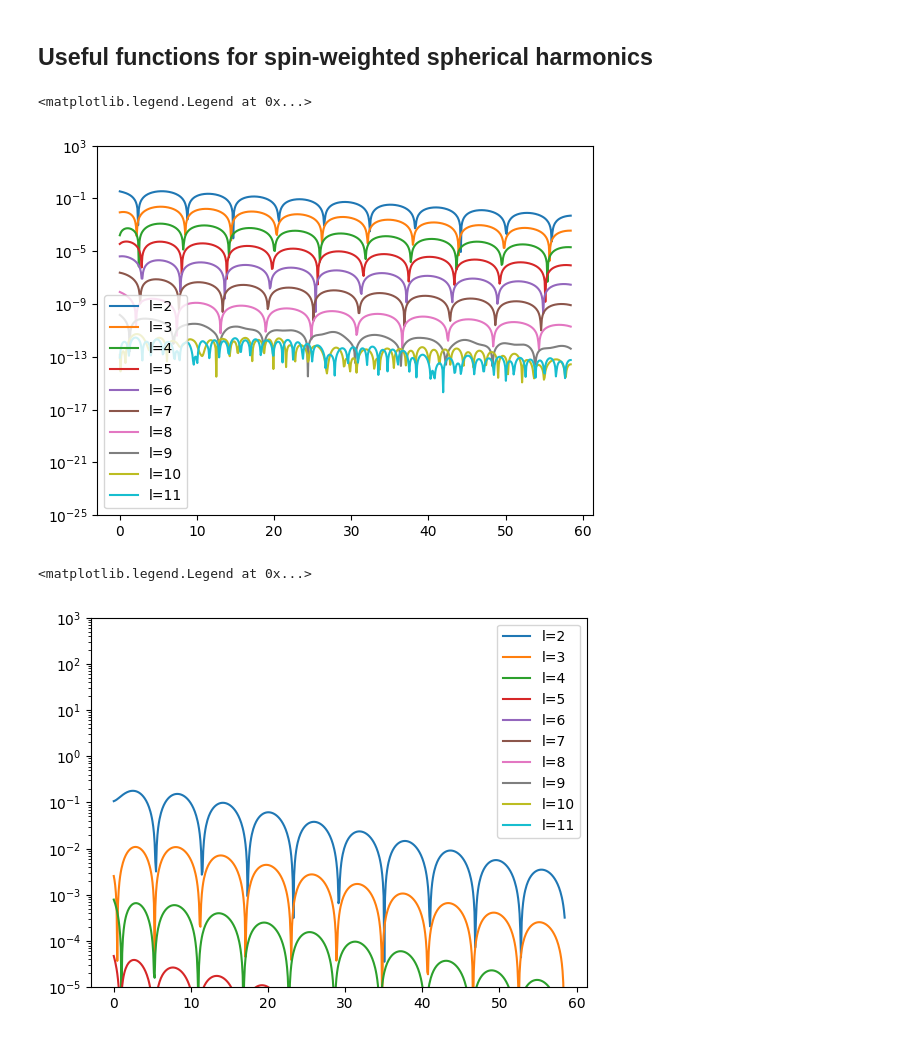
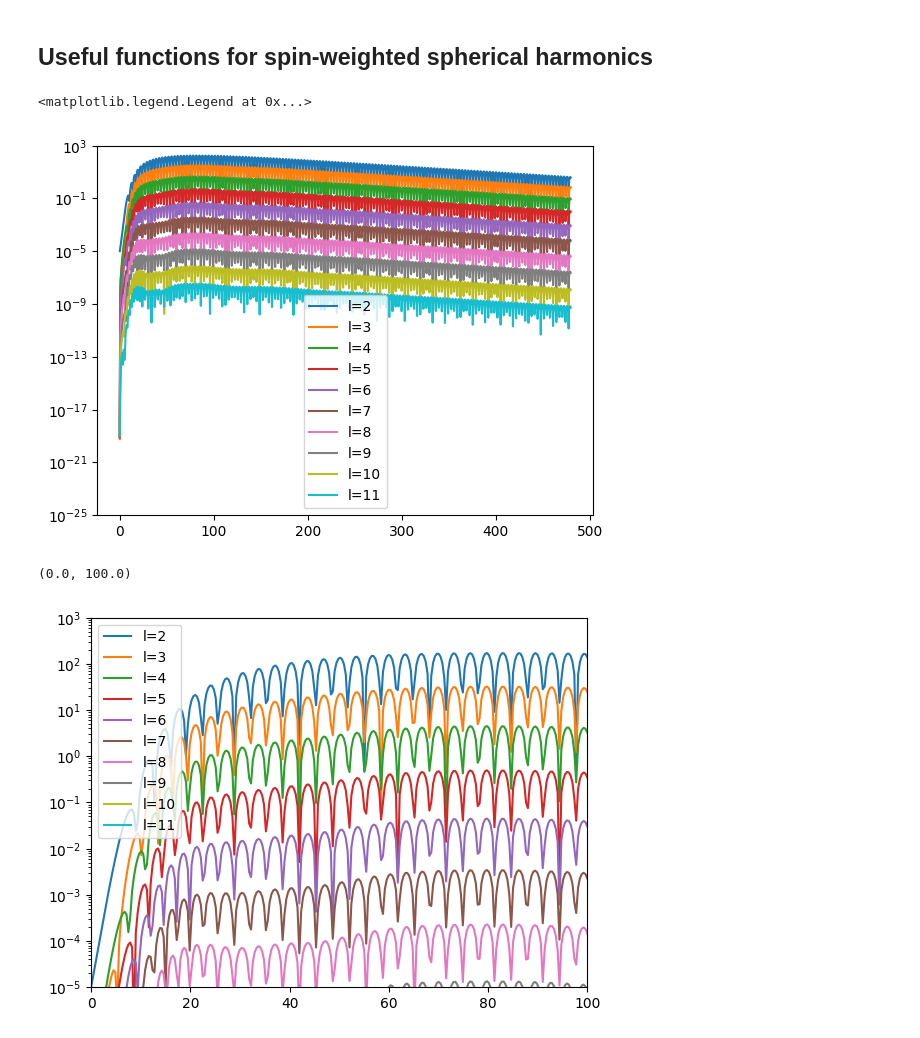
Before and after one commit to HengruiPrinceton/KerrExcitation, a Jupyter notebook: notebooks/read_TeukEvo.ipynb, the cells around one changed output. Saved outputs shown, nothing was run; the diff lists cells and outputs as text; code cells hidden in the pictures.

```diff
--- a/notebooks/read_TeukEvo.ipynb
+++ b/notebooks/read_TeukEvo.ipynb
@@ -13,10 +13,10 @@ factorial = np.math.factorial
 # %% [markdown]
 # Load data
 # %%
-a=0.7
-#Dirs = glob.glob("../data/TeukEvolution/pure_qnm/high_a%s_n3/"%a)#_11_51_05_m0.5_s0.0_nx220_nl16/")#*s0.499*/
+a=0.999
+Dirs = glob.glob("../data/TeukEvolution/scattering/long_high0.999/")#_11_51_05_m0.5_s0.0_nx220_nl16/")#*s0.499*/
 #Dirs = glob.glob("../data/TeukEvolution/scattering/high_a%s_scattering/"%a)#_11_51_05_m0.5_s0.0_nx220_nl16/")#*s0.499*/
-Dirs = glob.glob("../data/TeukEvolution/multi_qnm/a%s_mult_qnm/"%a)
+#Dirs = glob.glob("../data/TeukEvolution/multi_qnm/a%s_mult_qnm/"%a)
 # %%
 Dir = Dirs[0]
 # %%
@@ -99,7 +98,7 @@ def swal(s,l,m,y):
     )
     norm *= (-1)**(max(m, -s))
     #print(a)
-    return norm * ((1 - y)**(a / 2.0)) * ((1 + y)**(b / 2.0)) * eval_jacobi(n, a, b, y)
+    return norm * ((1 - y)**(a / 2.0)) * ((1 + y)**(b / 2.0)) * eval_jacobi(n, a, b, y) * (-1)**l
 # %%
 def decompose(data,s,l,m,y):
     v2 = swal(s,l,m,y)
@@ -131,19 +130,20 @@ plt.yscale('log')
 plt.legend()
 # %% [output]
 <matplotlib.legend.Legend at 0x...>
-[figure, old version]
+[figure, new version]
 # %%
 i=0
 for l in ls:
     plt.plot(time,np.abs(np.real(dt_psi4_l[i][:,-1])),label='l=%s'%l)
     i+=1
 
 plt.ylim(1e-5,1e3)
 plt.yscale('log')
 plt.legend()
+plt.xlim(0,100)
 # %% [output]
-<matplotlib.legend.Legend at 0x...>
+(0.0, 100.0)
-[figure, old version]
+[figure, new version]
 # %%
 # reevaluate radial coordinate
 if a ==0:
```
Also changed, not shown: parts of 3 cells of this notebook, 11 other files.
